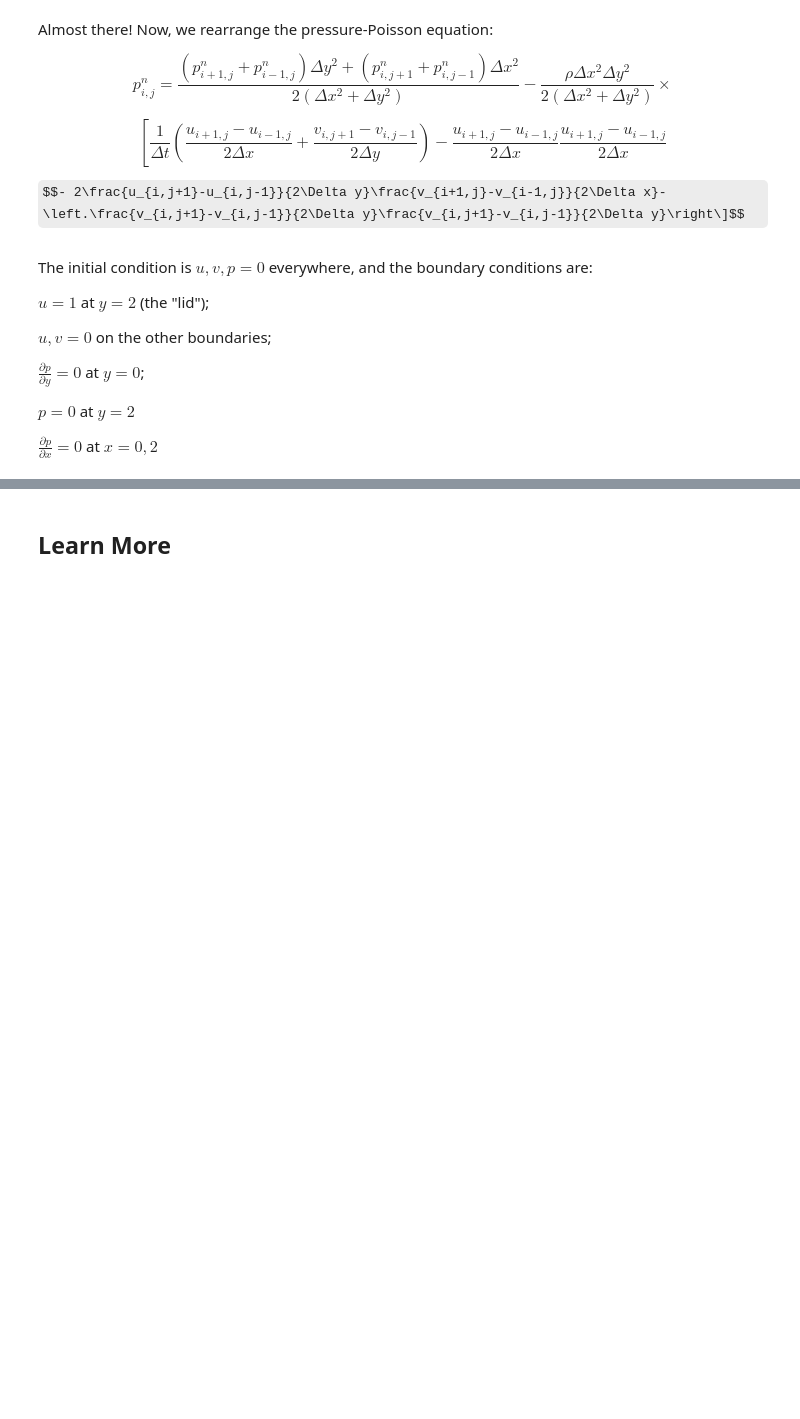
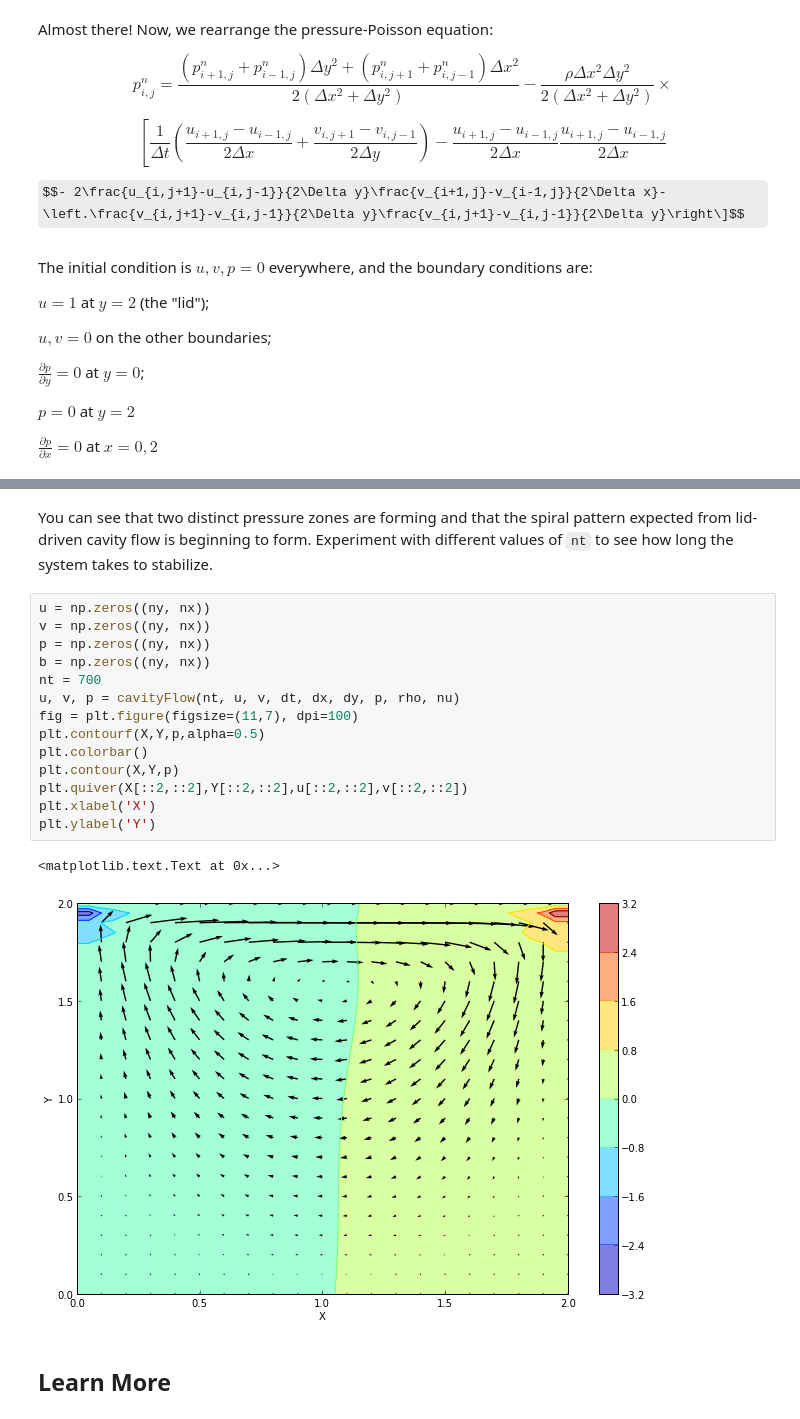
Before and after one commit to barbagroup/CFDPython, a Jupyter notebook: lessons/15 - Step 11.ipynb, the cells around one changed output, grey strips where cells are left out. Saved outputs shown, nothing was run; the diff lists cells and outputs as text; some formulas as TeX source; blank space fills up the shorter version.

```diff
--- a/lessons/15 - Step 11.ipynb
+++ b/lessons/15 - Step 11.ipynb
@@ -103,3 +219,22 @@ $\frac{\partial p}{\partial x}=0$ at $x=0,2$
+# %% [markdown]
+You can see that two distinct pressure zones are forming and that the spiral pattern expected from lid-driven cavity flow is beginning to form.  Experiment with different values of `nt` to see how long the system takes to stabilize.
+# %%
+u = np.zeros((ny, nx))
+v = np.zeros((ny, nx))
+p = np.zeros((ny, nx))
+b = np.zeros((ny, nx))
+nt = 700
+u, v, p = cavityFlow(nt, u, v, dt, dx, dy, p, rho, nu)
+fig = plt.figure(figsize=(11,7), dpi=100)
+plt.contourf(X,Y,p,alpha=0.5)
+plt.colorbar()
+plt.contour(X,Y,p)
+plt.quiver(X[::2,::2],Y[::2,::2],u[::2,::2],v[::2,::2])
+plt.xlabel('X')
+plt.ylabel('Y')
+# %% [output]
+<matplotlib.text.Text at 0x...>
+[figure, added]
 # %% [markdown]
 ## Learn More
 # %% [markdown]
```
Also changed, not shown: parts of 10 cells of this notebook.
